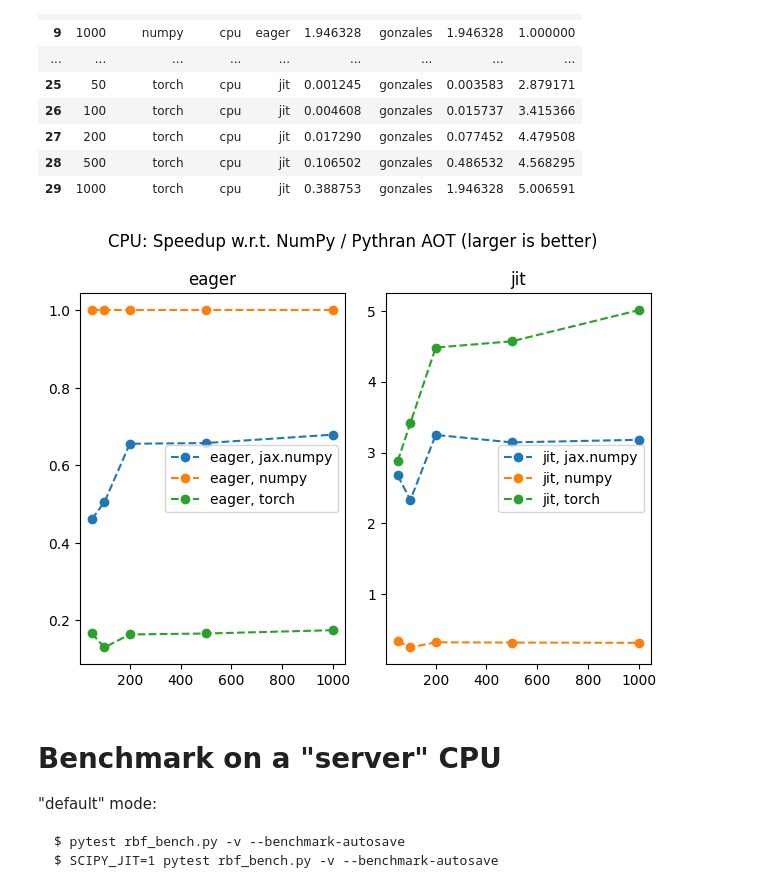
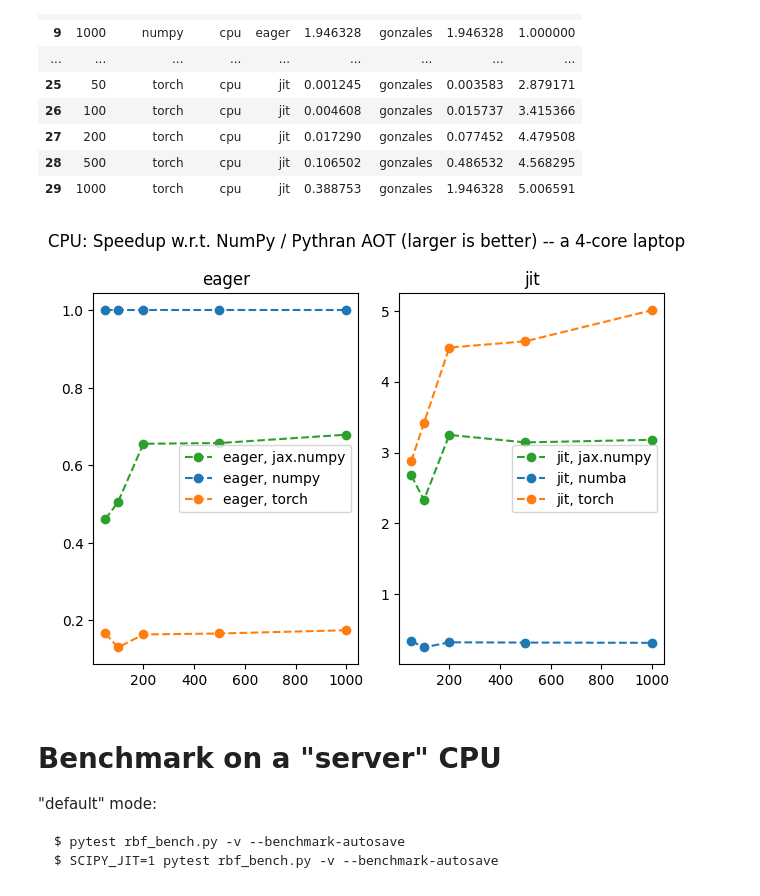
Before and after one commit to ev-br/bench_playground, a Jupyter notebook: viz.rbf.ipynb, the cells around one changed output. Saved outputs shown, nothing was run; the diff lists cells and outputs as text; code cells hidden in the pictures.

Commit message:
MAINT: tweak plots

```diff
--- a/viz.rbf.ipynb
+++ b/viz.rbf.ipynb
@@ -169,29 +169,40 @@ df_
 | 27 | 200 | torch | cpu | jit | 0.017290 | gonzales | 0.077452 | 4.479508 |
 | 28 | 500 | torch | cpu | jit | 0.106502 | gonzales | 0.486532 | 4.568295 |
 | 29 | 1000 | torch | cpu | jit | 0.388753 | gonzales | 1.946328 | 5.006591 |
+# %%
+# tweak MPL plots (consistent colors for backends, better labels)
+
+def _label(s):
+    return "jit, numba" if s == "jit, numpy" else s
+
+def _color(backend):
+    defaults_ = plt.rcParams['axes.prop_cycle'].by_key()['color']
+    return {
+        "numpy": defaults_[0], "torch": defaults_[1], "jax.numpy": defaults_[2], "cupy": defaults_[4]
+    }[backend]
 # %%
 fig, ax = plt.subplots(1, 2)
-plt.suptitle("CPU: Speedup w.r.t. NumPy / Pythran AOT (larger is better)")
+plt.suptitle("CPU: Speedup w.r.t. NumPy / Pythran AOT (larger is better) -- a 4-core laptop")
 
 df_cpu = df_[df_.device == "cpu"].reset_index(drop=True)
 
 grp_dict = df_cpu.groupby(["machine", "jit", "backend"]).groups
 for key, idx in grp_dict.items():
     this_df = df_cpu.iloc[idx]
 
     r = {"eager": 0, "jit": 1}[key[1]]
 
-    ax[r].plot(this_df["N"], this_df["speedup"], 'o--', label=f"{key[1]}, {key[2]}")
+    ax[r].plot(this_df["N"], this_df["speedup"], 'o--', label=_label(f"{key[1]}, {key[2]}"), color=_color(key[2]))
 
 ax[0].legend()
 ax[1].legend()
 
 ax[0].set_title('eager')
 ax[1].set_title('jit')
 
 plt.tight_layout()
 # %% [output]
-[figure, old version]
+[figure, new version]
 # %% [markdown]
 # Benchmark on a "server" CPU
 
```
Also changed, not shown: parts of 3 cells of this notebook, 1 other file.
